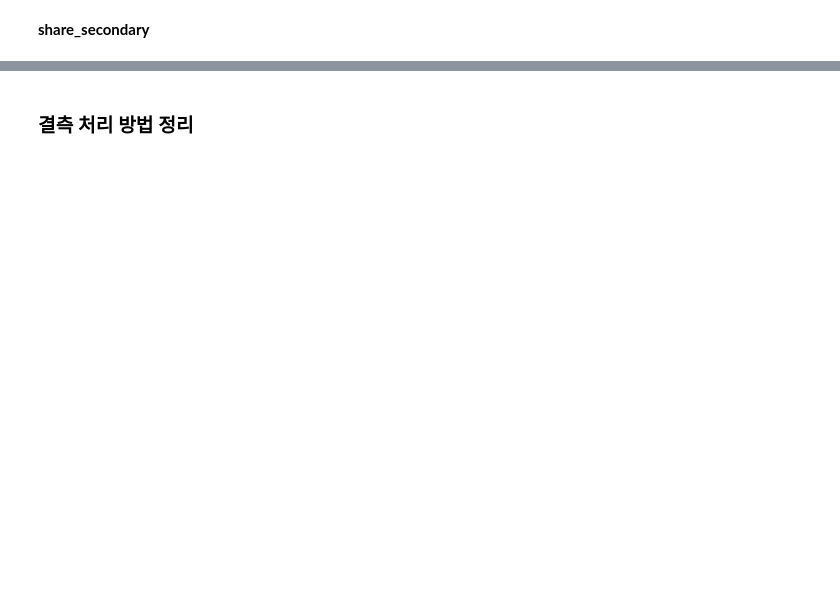
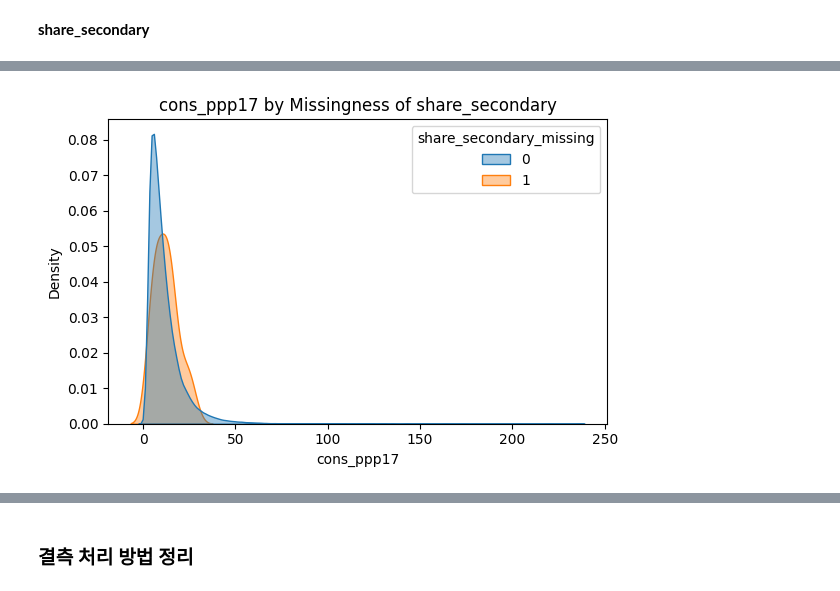
Before and after one commit to yuhui-0611/contest, a Jupyter notebook: Poverty_Prediction_Challenge.ipynb, the cells around one changed output, grey strips where cells are left out. Cells and saved outputs as stored; diff of their text form; code cells hidden in the pictures; blank space fills up the shorter version.

```diff
--- a/Poverty_Prediction_Challenge.ipynb
+++ b/Poverty_Prediction_Challenge.ipynb
@@ -653,0 +740,18 @@ plt.show()
+# %%
+tmp = train[["share_secondary", "cons_ppp17"]].copy()
+tmp["share_secondary_missing"] = tmp["share_secondary"].isna().astype(int)
+
+plt.figure(figsize=(6,4))
+sns.kdeplot(
+    data=tmp,
+    x="cons_ppp17",
+    hue="share_secondary_missing",
+    common_norm=False,
+    fill=True,
+    alpha=0.4
+)
+plt.title("cons_ppp17 by Missingness of share_secondary")
+plt.tight_layout()
+plt.show()
+# %% [output]
+[figure, added]
```
Also changed, not shown: parts of 27 cells of this notebook.
